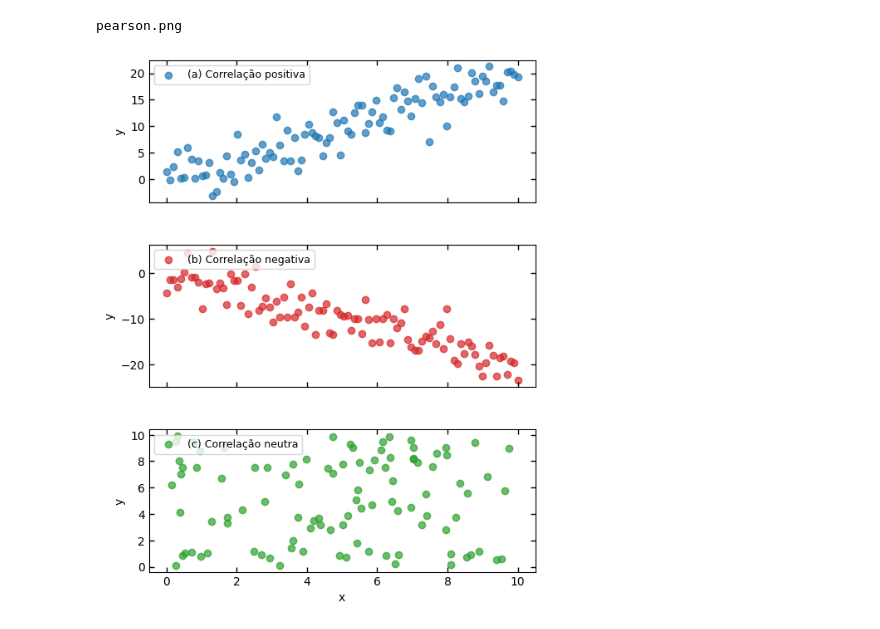
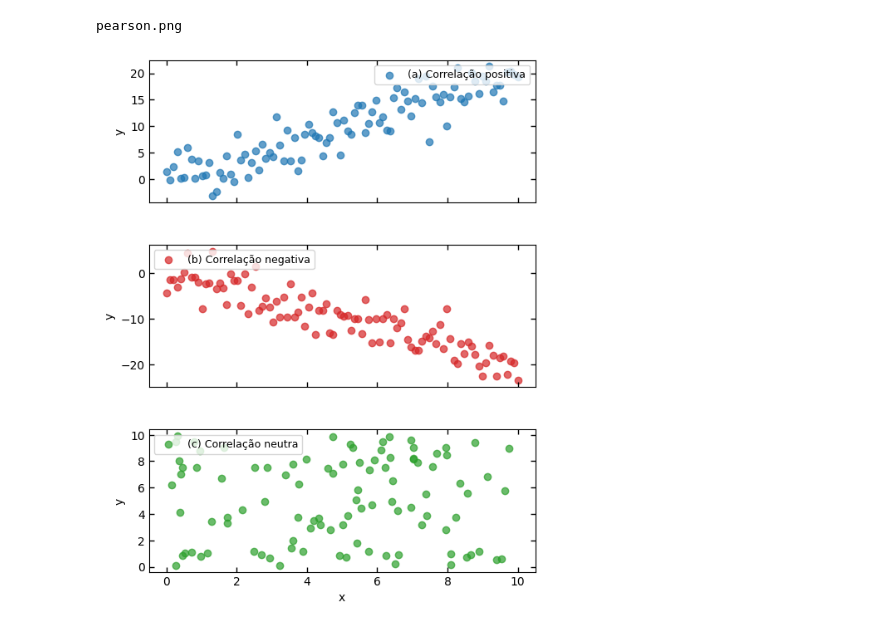
Before and after one commit to mardoniofranca/tupannqs, a Jupyter notebook: source/3_run/4_extra/pearson_corr.ipynb, the cells around one changed output. Drawn from its saved outputs; the diff is of its cells as text; code cells hidden in the pictures.

```diff
--- a/source/3_run/4_extra/pearson_corr.ipynb
+++ b/source/3_run/4_extra/pearson_corr.ipynb
@@ -25,37 +25,37 @@ fig, axs = plt.subplots(3, 1, figsize=(6, 8), sharex=True)
 # ===== (a) Correlação positiva =====
 ax = axs[0]
 ax.scatter(x_pos, y_pos, color="tab:blue", label="(a) Correlação positiva", alpha=0.7)
-ax.legend(loc="upper left", frameon=True, fontsize=9)
+ax.legend(loc="upper right", frameon=True, fontsize=9)
 ax.set_ylabel("y")
 ax.tick_params(direction='in', length=4, width=1.0, top=True, bottom=True, left=True, right=True)
 ax.xaxis.set_major_locator(MaxNLocator(integer=True))
 #ax.text(0.05, 0.9, "(a) Correlação positiva", transform=ax.transAxes, fontsize=10, verticalalignment="top")
 
 # ===== (b) Correlação negativa =====
 ax = axs[1]
 ax.scatter(x_neg, y_neg, color="tab:red", label="(b) Correlação negativa", alpha=0.7)
 ax.legend(loc="upper left", frameon=True, fontsize=9)
 ax.set_ylabel("y")
 ax.tick_params(direction='in', length=4, width=1.0, top=True, bottom=True, left=True, right=True)
 ax.xaxis.set_major_locator(MaxNLocator(integer=True))
 #ax.text(0.05, 0.9, "(b) Correlação negativa", transform=ax.transAxes, fontsize=10, verticalalignment="top")
 
 # ===== (c) Correlação neutra =====
 ax = axs[2]
 ax.scatter(x_neu, y_neu, color="tab:green", label="(c) Correlação neutra", alpha=0.7)
 ax.legend(loc="upper left", frameon=True, fontsize=9)
 ax.set_xlabel("x")
 ax.set_ylabel("y")
 ax.tick_params(direction='in', length=4, width=1.0, top=True, bottom=True, left=True, right=True)
 ax.xaxis.set_major_locator(MaxNLocator(integer=True))
 #ax.text(0.05, 0.9, "(c) Correlação neutra", transform=ax.transAxes, fontsize=10, verticalalignment="top")
 
 # Ajustes finais
 plt.subplots_adjust(hspace=0.3)
 pathfg = "pearson.png"
 print(pathfg)
 plt.savefig(pathfg, dpi=300, bbox_inches='tight')
 plt.show()
 # %% [output]
 pearson.png
-[figure, old version]
+[figure, new version]
```
Also changed, not shown: 21 other files.
